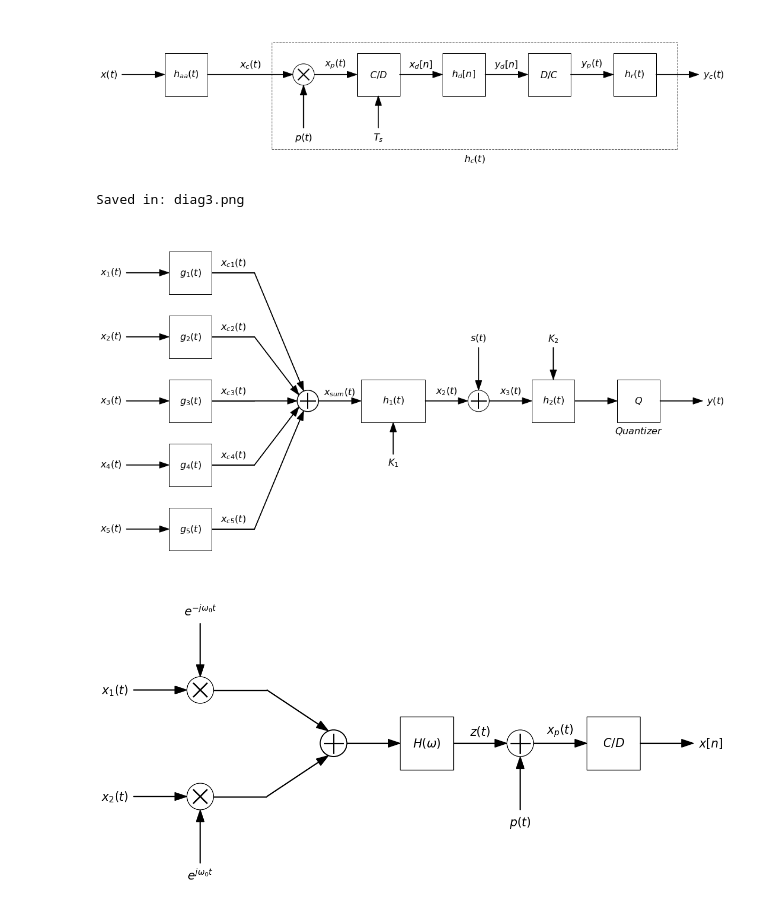
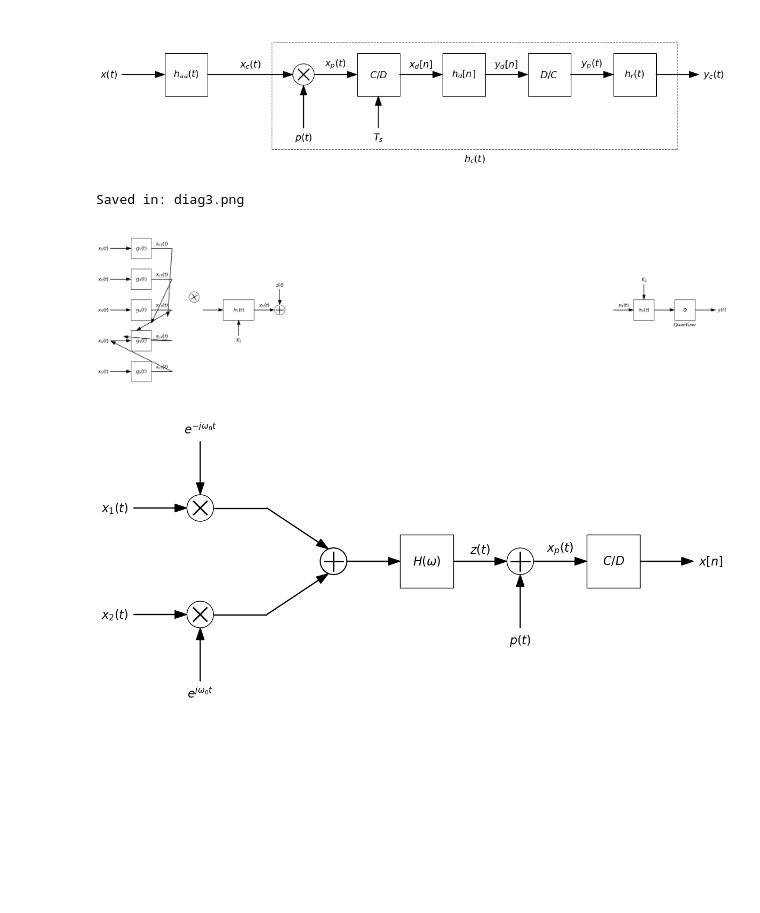
Before and after one commit to miguelmartfern/BlockDiagrams, a Jupyter notebook: diag_examples.ipynb, the cells around one changed output. Drawn from its saved outputs; the diff is of its cells as text; code cells hidden in the pictures; blank space fills up the shorter version.

Commit message:
__draw_mult_combiner__: work in progress

```diff
--- a/diag_examples.ipynb
+++ b/diag_examples.ipynb
@@ -65,35 +65,36 @@ inputs_pos = np.column_stack((x_pos, y_pos))
 
 input_threads = []
 
 # Input branches
 for cont in np.arange(inputs_pos.shape[0]):
     thread = "line" + str(cont + 1)
     input_threads.append(thread)
 
     name = "x_" + str(cont + 1) +"(t)"
     db.add(name, kind="arrow", thread = thread, text_position='before',position=(inputs_pos[cont]))
     name =  "g_" + str(cont + 1) +"(t)"
     db.add(name, kind="block", thread = thread)
     name = "x_{c" + str(cont + 1) + "}(t)"
     db.add(name, kind="line", thread = thread)
 
 # Adder
-db.add("x_{sum}(t)", kind="mult_combiner", inputs=input_threads, position='auto', operation='sum')
+db.add("x_{sum}(t)", kind="mult_combiner", inputs=input_threads,
+       position='auto', operation='sum', orientation=0)
 
 # Resto del diagrama
 db.add("h_1(t)", kind="block", input_text="K_1", input_side='bottom', length=1.5)
 db.add("x_2(t)", kind="arrow")
 db.add("mult", kind="combiner", input_text="s(t)", operation='sum', input_side='top')
 db.add("x_3(t)", kind="arrow")
 db.add("h_2(t)", kind="block", input_text="K_2", input_side='top')
 db.add("", kind="arrow")
 db.add("Q", kind="block", text_below='Quantizer')
 db.add("y(t)", kind="arrow", text_position='after')
 
 db.show(savepath = "diag3.png")
 # %% [output]
 Saved in: diag3.png
-[figure, old version]
+[figure, new version]
 # %%
 from blockdiagrams import DiagramBuilder
 import numpy as np
```
Also changed, not shown: parts of 1 cell of this notebook, 1 other file.
